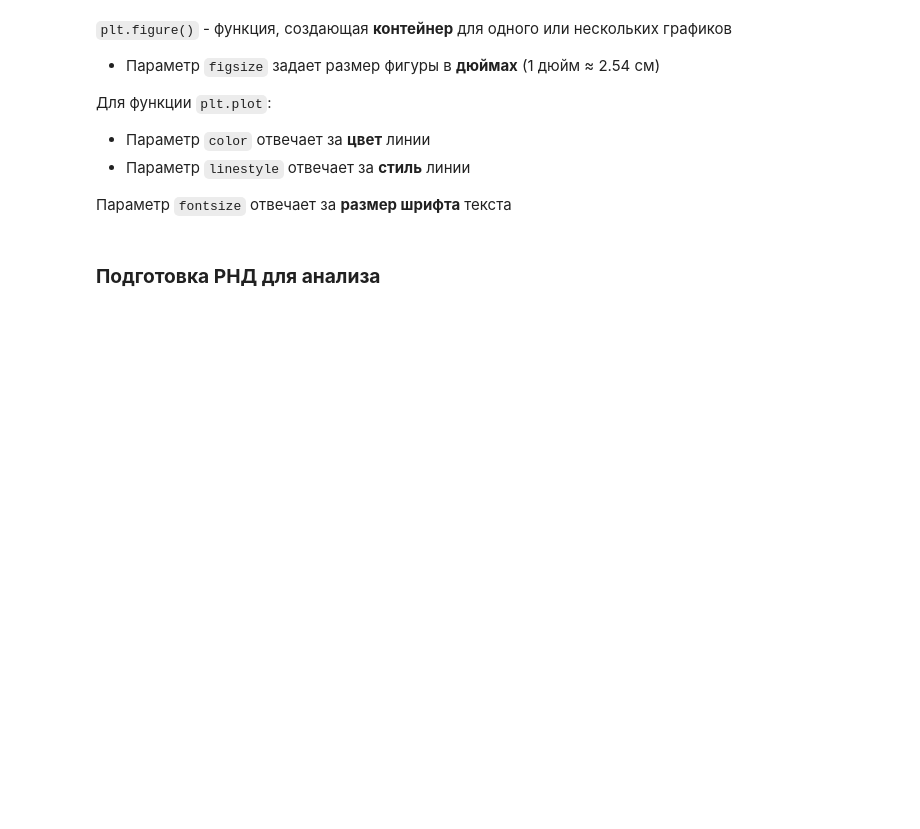
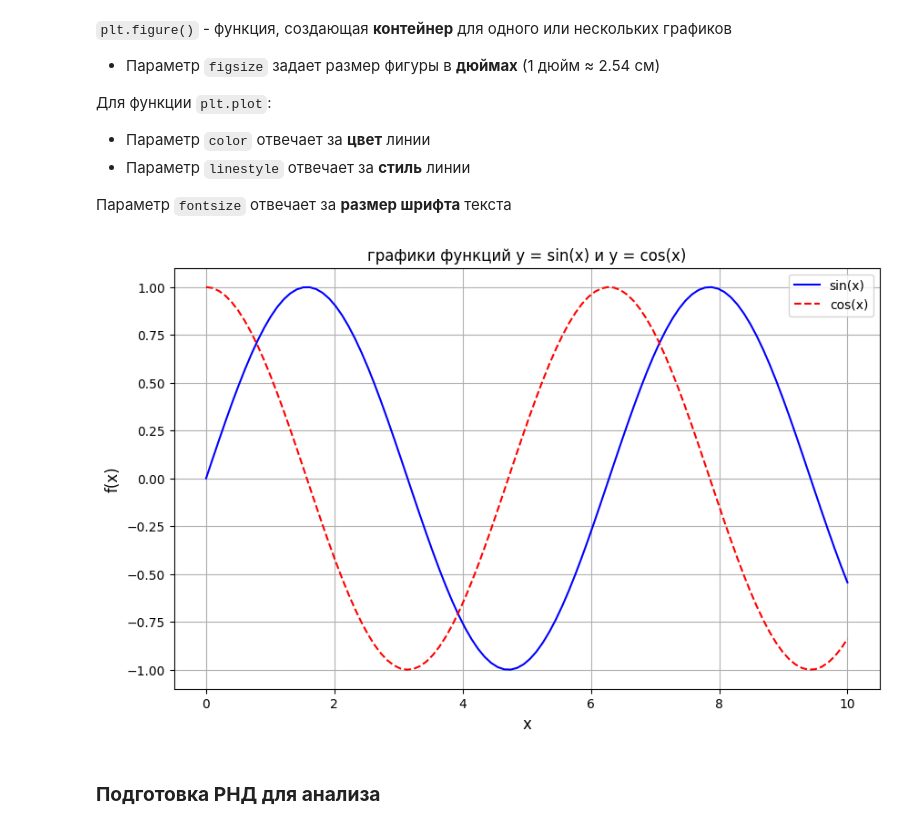
Before and after one commit to winter1x/top-python, a Jupyter notebook: анализ/matplotlib.ipynb, the cells around one changed output. Drawn from its saved outputs; the diff is of its cells as text; code cells hidden in the pictures; blank space fills up the shorter version.

```diff
--- a/анализ/matplotlib.ipynb
+++ b/анализ/matplotlib.ipynb
@@ -112,2 +142,4 @@ https://matplotlib.org/ - сайт с официальной документа
 # %%
 # генерируем 100 равномерно распределенных точек для оси X
+x = np.linspace(0, 10, 100)
+x
@@ -114,5 +167,7 @@ https://matplotlib.org/ - сайт с официальной документа
 # %%
 # создаем массивы со значениями синусов и косинусов
+y_sin = np.sin(x)
+y_cos = np.cos(x)
 # %% [markdown]
 #### **Дополнительные функции для построения графика**
 # %% [markdown]
@@ -126,12 +181,21 @@ https://matplotlib.org/ - сайт с официальной документа
 Параметр `fontsize` отвечает за **размер шрифта** текста
 # %%
 # создаем фигуру размером 10 дюймов по горизонтали и 6 по вертикали
-
+plt.figure(figsize=(10, 6))
 # создаем линейные графики для синуса и косинуса
-
+plt.plot(x, y_sin, label='sin(x)', color='blue', linestyle='-')
+plt.plot(x, y_cos, label='cos(x)', color='red', linestyle='--')
 # настраиваем подписи
+plt.title('графики функций y = sin(x) и y = cos(x)')
+plt.xlabel("x", fontsize=12)
+plt.ylabel("f(x)", fontsize=12)
+plt.legend()
 
 # отображение сетки и графиков
+plt.grid(True)
+plt.show()
+# %% [output]
+[figure, added]
 # %% [markdown]
 ### **Подготовка РНД для анализа**
 # %% [markdown]
```
Also changed, not shown: parts of 22 cells of this notebook.
